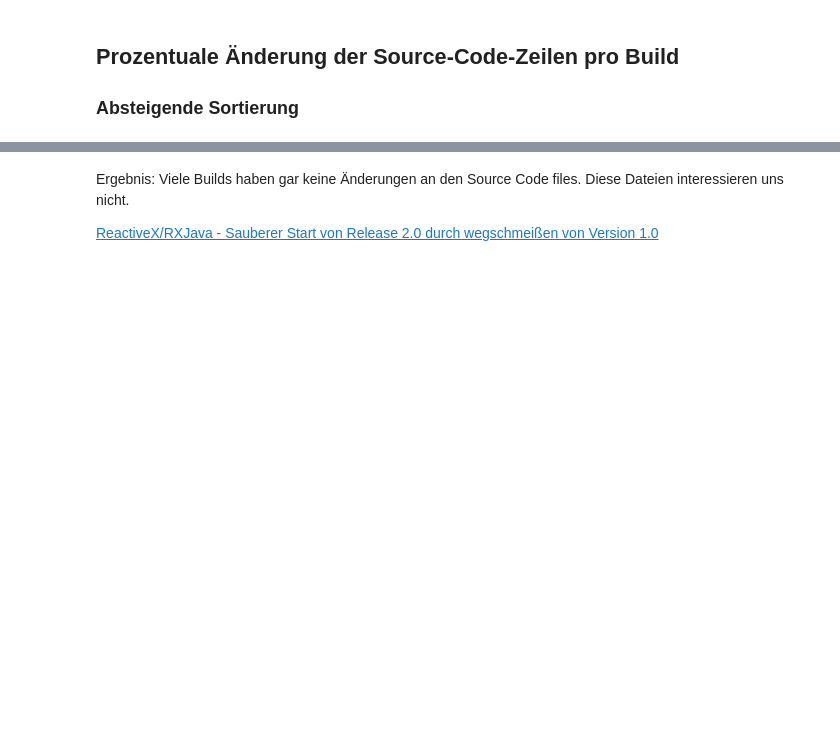
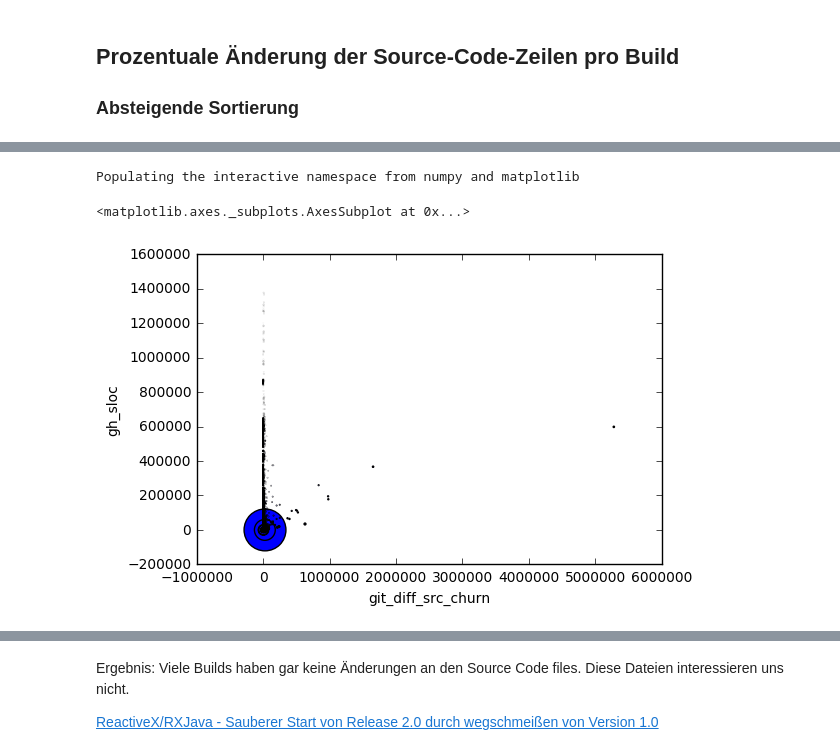
Before and after one commit to DLR-SC/Hackathon, a Jupyter notebook: chaosProject/ChangeRatioPerBuild.ipynb, the cells around one changed output, grey strips where cells are left out. Saved outputs shown, nothing was run; the diff lists cells and outputs as text; code cells hidden in the pictures; blank space fills up the shorter version.

Commit message:
Added scatter plots

```diff
--- a/chaosProject/ChangeRatioPerBuild.ipynb
+++ b/chaosProject/ChangeRatioPerBuild.ipynb
@@ -35,3 +35,10 @@ pdf.head(20)
 | 24136 | 15311250 | ericam/susy | False | 2 | 9fa42b84f2a7764ceb8fc619cf53e1fe6... | 2810 | ... |
 | 6575 | 146374215 | apache/sling | False | 369 | 84a21027d32f83379207cd98b9d694da1... | 2814 | ... |
 | 29474 | 29068951 | joliss/jquery-ui-rails | False | 1 | f98e3ba83ede5dae7a64863606b7a4249... | 9554 | ... |
+# %%
+%pylab inline
+pdf.plot(kind='scatter',x='git_diff_src_churn',y='gh_sloc',s=pdf['sloc_percent']/1000)
+# %% [output]
+Populating the interactive namespace from numpy and matplotlib
+<matplotlib.axes._subplots.AxesSubplot at 0x...>
+[figure, added]
```
Also changed, not shown: parts of 3 cells of this notebook.
